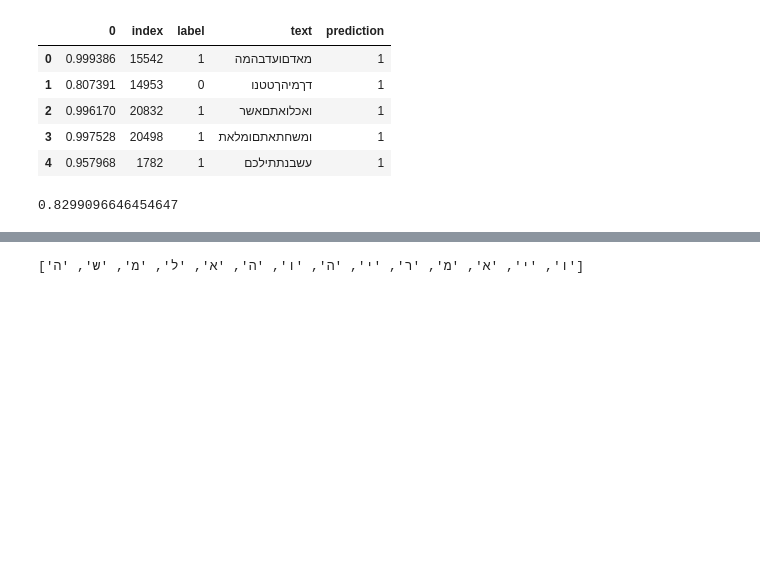
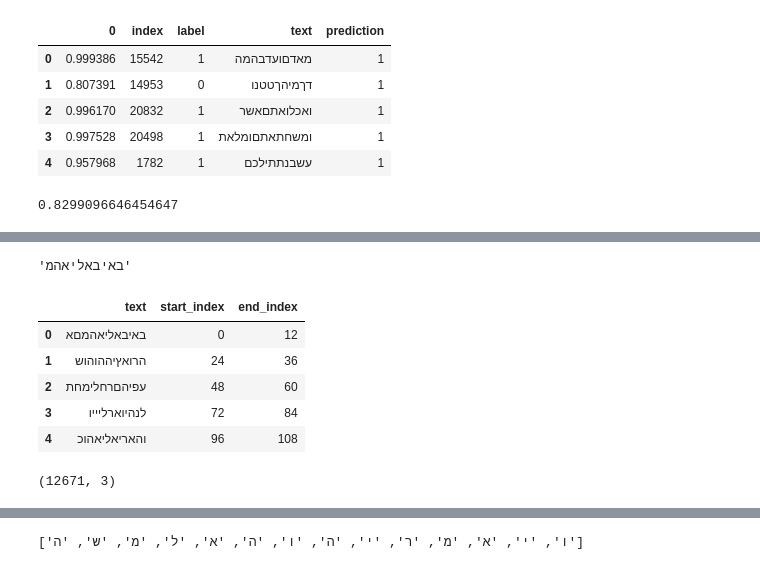
Before and after one commit to mannmoshe/text-recognition, a Jupyter notebook: true_text_detection.ipynb, the cells around one changed output, grey strips where cells are left out. Cells and saved outputs as stored; diff of their text form; code cells hidden in the pictures; blank space fills up the shorter version.

```diff
--- a/true_text_detection.ipynb
+++ b/true_text_detection.ipynb
@@ -368,0 +405,31 @@ sum(output_df['label'] == output_df['prediction']) / len(output_df['label']) # a
+# %%
+req = requests.get("https://github.com/mannmoshe/text-recognition/raw/main/torah_skips_of_2.txt")
+#req.encoding = 'ISO-8859-8'
+torah_skips_of_2 = req.text
+# %%
+torah_skips_of_2[:10]
+# %% [output]
+'באיבאליאהמ'
+# %%
+phrases_12 = {}
+
+for i in range(0, len(torah_skips_of_2) - 12, 12):
+  word = torah_skips_of_2[i:i + 12]
+  phrases_12[word] = [i*2, i*2 + 12]
+# %%
+phrases_12_df = pd.DataFrame.from_dict(dict(phrases_12.items()), orient='index').reset_index()
+# %%
+phrases_12_df.columns = ['text', 'start_index', 'end_index']
+# %%
+phrases_12_df.head()
+# %% [output]
+|  | text | start_index | end_index |
+| 0 | באיבאליאהמםא | 0 | 12 |
+| 1 | הרואץיההוהוש | 24 | 36 |
+| 2 | עפיהםרחלימחת | 48 | 60 |
+| 3 | לנהיוארליייו | 72 | 84 |
+| 4 | והאריאליאהוכ | 96 | 108 |
+# %%
+phrases_12_df.shape
+# %% [output]
+(12671, 3)
```
Also changed, not shown: parts of 25 cells of this notebook.
